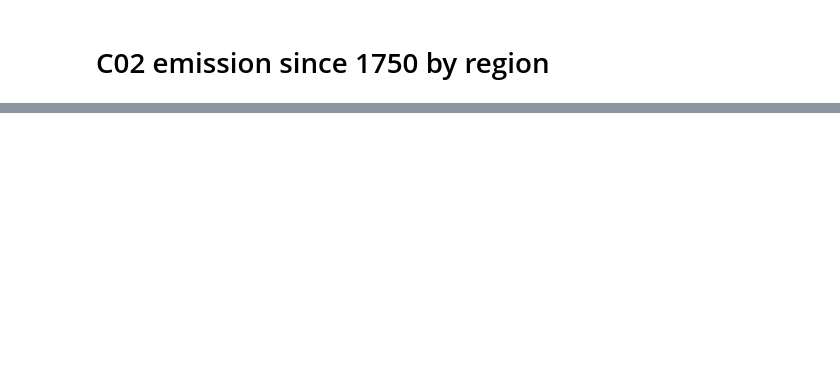
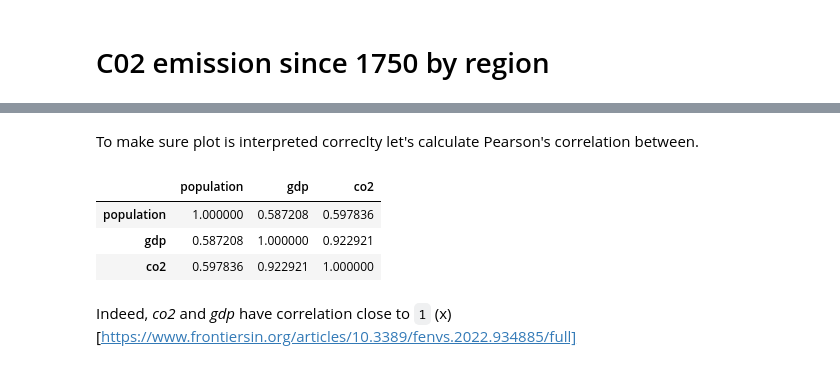
Before and after one commit to torczuk/earth-temperature-ml, a Jupyter notebook: source/co2-emission.ipynb, the cells around one changed output, grey strips where cells are left out. Cells and saved outputs as stored; diff of their text form; code cells hidden in the pictures; blank space fills up the shorter version.

```diff
--- a/source/co2-emission.ipynb
+++ b/source/co2-emission.ipynb
@@ -214,0 +243,12 @@ See the caveats in the documentation: https://pandas.pydata.org/pandas-docs/stab
+# %% [markdown]
+To make sure plot is interpreted correclty let's calculate Pearson's correlation between.
+# %%
+world_co2_emission_by_population_dgp.corr()
+# %% [output]
+|  | population | gdp | co2 |
+| population | 1.000000 | 0.587208 | 0.597836 |
+| gdp | 0.587208 | 1.000000 | 0.922921 |
+| co2 | 0.597836 | 0.922921 | 1.000000 |
+# %% [markdown]
+Indeed, _co2_ and _gdp_ have correlation close to `1`
+(x)[https://www.frontiersin.org/articles/10.3389/fenvs.2022.934885/full]
```
Also changed, not shown: parts of 5 cells of this notebook.
